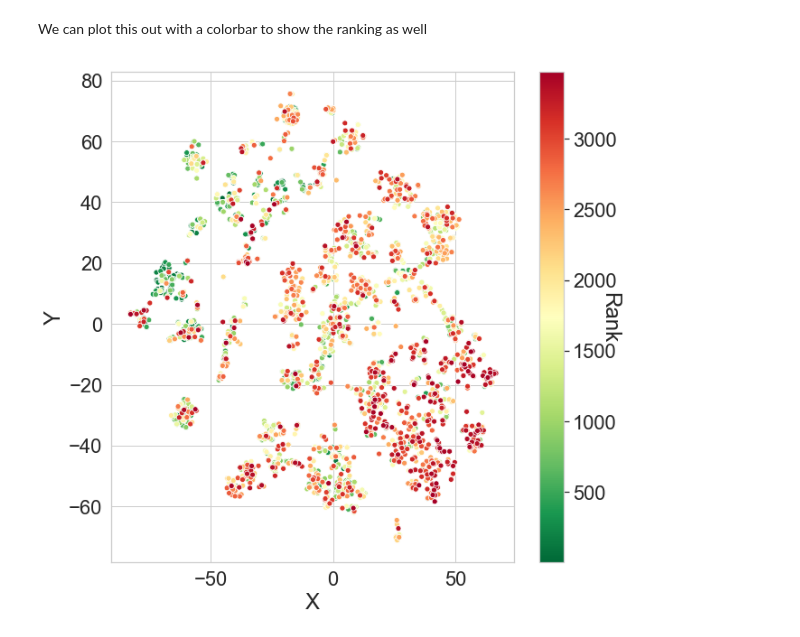
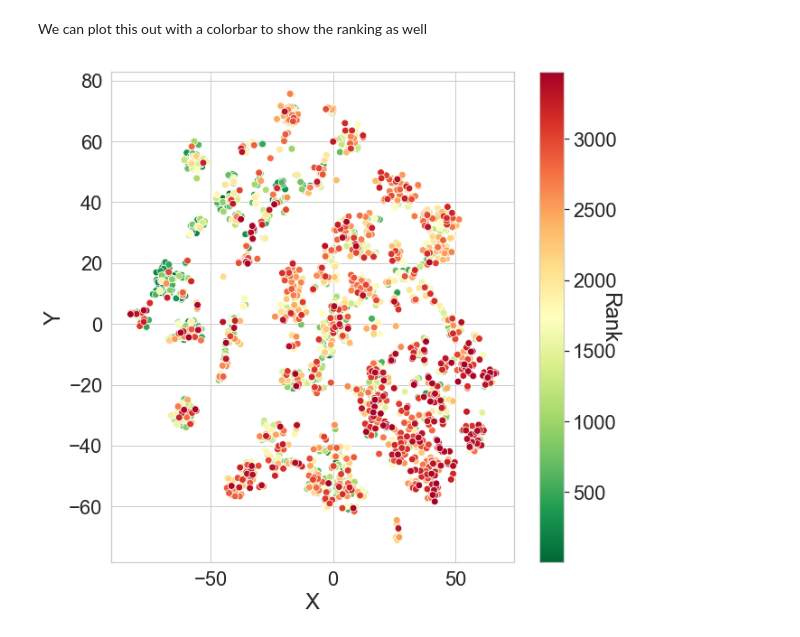
Before and after one commit to jrodguez/des-basis-set, a Jupyter notebook: scripts/rdkit/visualizing_hbd.ipynb, the cells around one changed output. Cells and saved outputs as stored; diff of their text form; code cells hidden in the pictures.

Commit message:
finished visualizing design space

```diff
--- a/scripts/rdkit/visualizing_hbd.ipynb
+++ b/scripts/rdkit/visualizing_hbd.ipynb
@@ -278,17 +278,17 @@ We can plot this out with a colorbar to show the ranking as well
 # %%
 norm = plt.Normalize(basis_hbd['RANK'].min(), basis_hbd['RANK'].max())
 sm = plt.cm.ScalarMappable(cmap="RdYlGn_r", norm=norm)
 
 sm.set_array([])
 
 
-ax = sns.scatterplot(data=hbd_tsne_df,x="X",y="Y", hue = 'rank', palette = "RdYlGn_r", legend = False )
+ax = sns.scatterplot(data=hbd_tsne_df,x="X",y="Y", hue = 'rank', palette = "RdYlGn_r", legend = False, s = 60 )
 
 
 cbar = plt.colorbar(sm)
 cbar.set_label('Rank', rotation = 270)
 
 plt.savefig('hbd_basis_set_ranked.png')
 plt.show()
 # %% [output]
-[figure, old version]
+[figure, new version]
```
Also changed, not shown: parts of 4 cells of this notebook, 14 other files.
